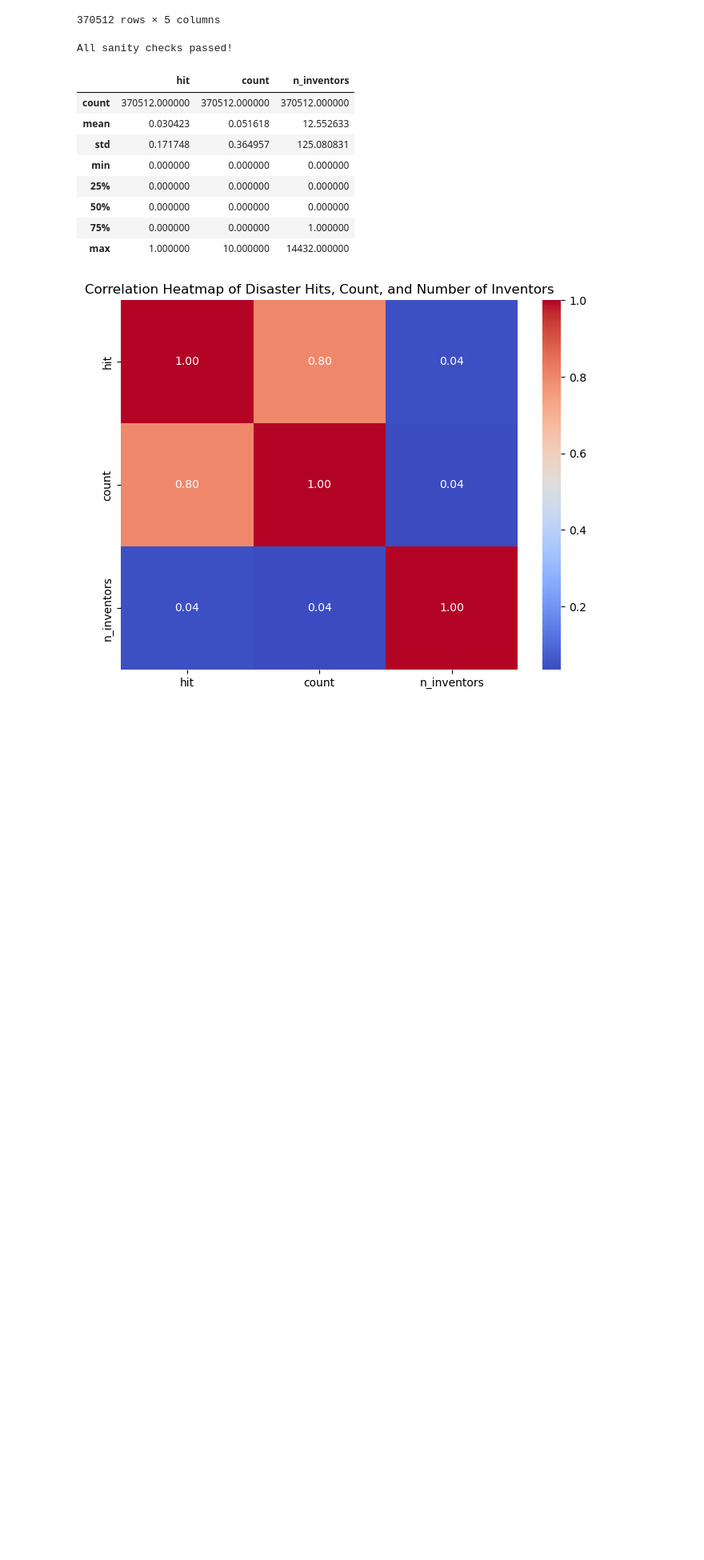
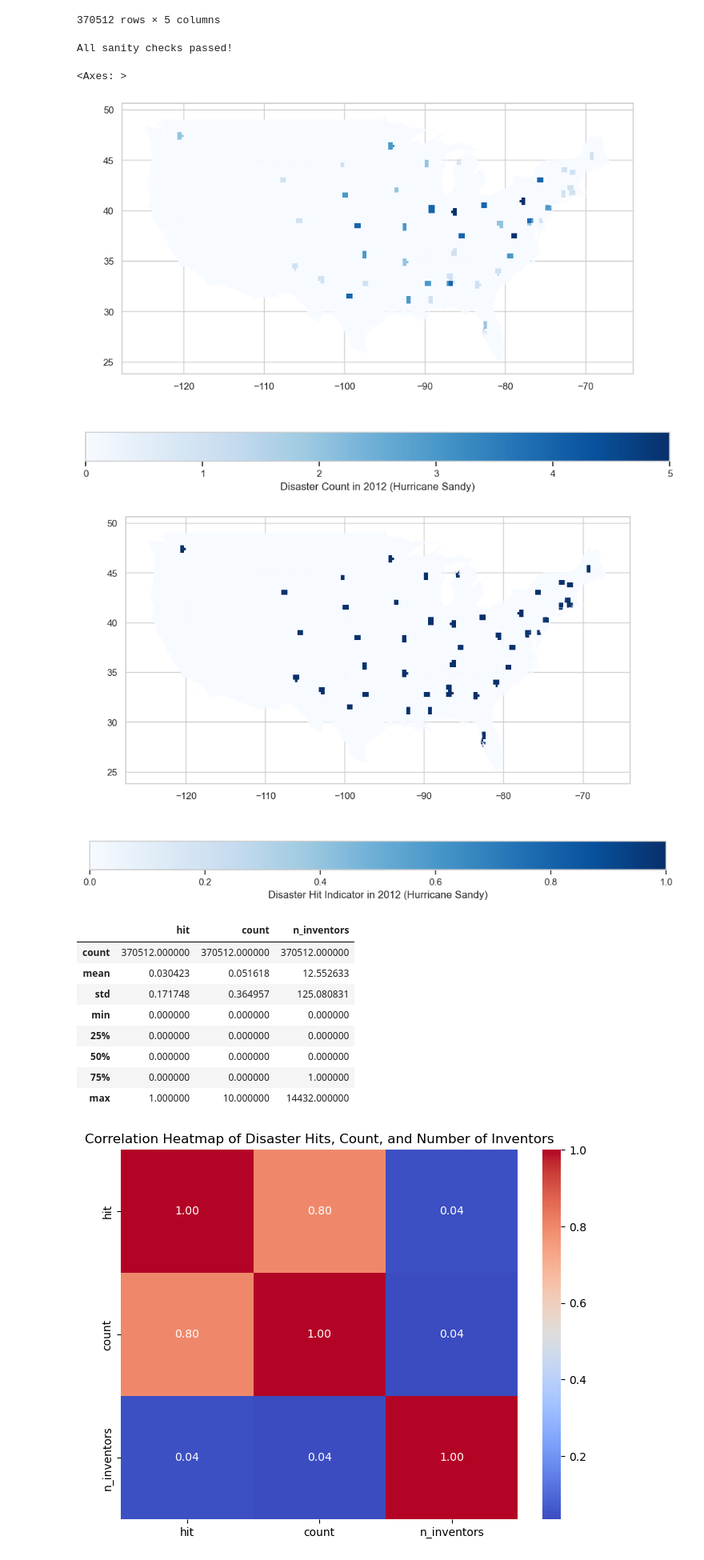
Before and after one commit to koacow/glob-s-RA, a Jupyter notebook: patents/grid_panel/us_disaster_exposure_grid.ipynb, the cells around one changed output. Shown at 80% size. Drawn from its saved outputs; the diff is of its cells as text; code cells hidden in the pictures; blank space fills up the shorter version.

Commit message:
updated README and added plots for disasters

```diff
--- a/patents/grid_panel/us_disaster_exposure_grid.ipynb
+++ b/patents/grid_panel/us_disaster_exposure_grid.ipynb
@@ -358,6 +359,24 @@ assert merged_grid_inventors_panel.query("year == 2012 and hit == 1").shape[0] >
 print("All sanity checks passed!")
 # %% [output]
 All sanity checks passed!
+# %%
+import matplotlib.pyplot as plt
+# 6.2 Plot on a map, disaster counts by grid cell in the year 2012 (Hurricane Sandy)
+sandy_year_data = merged_grid_inventors_panel[merged_grid_inventors_panel['year'] == 2012].merge(
+    grid[['grid_id', 'geometry']], on='grid_id', how='left'
+)
+sandy_year_data = gpd.GeoDataFrame(
+    sandy_year_data,
+    geometry=sandy_year_data['geometry'],
+    crs="EPSG:4326"
+)
+# Use blue color map for better visibility
+sandy_year_data.plot(column='count', legend=True, figsize=(12, 8), edgecolor='none', cmap='Blues', legend_kwds={'label': "Disaster Count in 2012 (Hurricane Sandy)", 'orientation': 'horizontal'})
+sandy_year_data.plot(column='hit', legend=True, figsize=(12, 8), edgecolor='none', cmap='Blues', legend_kwds={'label': "Disaster Hit Indicator in 2012 (Hurricane Sandy)", 'orientation': 'horizontal'})
+# %% [output]
+<Axes: >
+[figure, added]
+[figure, added]
 # %%
 # 6.2 Summary statistics
 merged_grid_inventors_panel[['hit', 'count', 'n_inventors']].describe()
```
Also changed, not shown: parts of 1 cell of this notebook, 1 other file.
